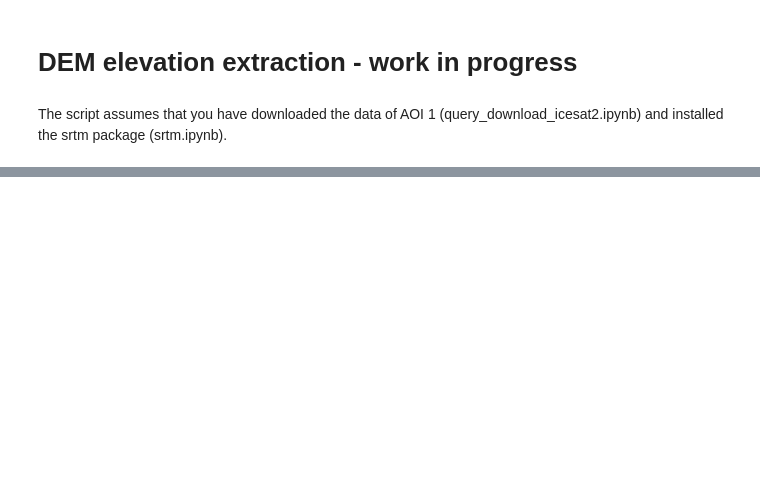
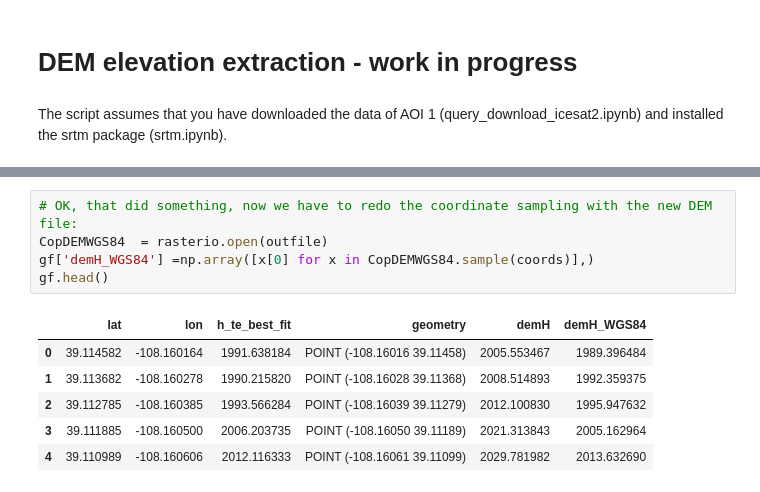
Before and after one commit to ICESAT-2HackWeek/2022-snow-dem-large, a Jupyter notebook: notebooks/DEM_elevation_extraction.ipynb, the cells around one changed output, grey strips where cells are left out. Saved outputs shown, nothing was run; the diff lists cells and outputs as text; blank space fills up the shorter version.

```diff
--- a/notebooks/DEM_elevation_extraction.ipynb
+++ b/notebooks/DEM_elevation_extraction.ipynb
@@ -52,0 +199,12 @@ is2_gt2r['demH'] =np.array([x[0] for x in dem_ds.sample(coords)],)
+# %%
+# OK, that did something, now we have to redo the coordinate sampling with the new DEM file:
+CopDEMWGS84  = rasterio.open(outfile)
+gf['demH_WGS84'] =np.array([x[0] for x in CopDEMWGS84.sample(coords)],)
+gf.head()
+# %% [output]
+|  | lat | lon | h_te_best_fit | geometry | demH | demH_WGS84 |
+| 0 | 39.114582 | -108.160164 | 1991.638184 | POINT (-108.16016 39.11458) | 2005.553467 | 1989.396484 |
+| 1 | 39.113682 | -108.160278 | 1990.215820 | POINT (-108.16028 39.11368) | 2008.514893 | 1992.359375 |
+| 2 | 39.112785 | -108.160385 | 1993.566284 | POINT (-108.16039 39.11279) | 2012.100830 | 1995.947632 |
+| 3 | 39.111885 | -108.160500 | 2006.203735 | POINT (-108.16050 39.11189) | 2021.313843 | 2005.162964 |
+| 4 | 39.110989 | -108.160606 | 2012.116333 | POINT (-108.16061 39.11099) | 2029.781982 | 2013.632690 |
```
Also changed, not shown: parts of 25 cells of this notebook.
